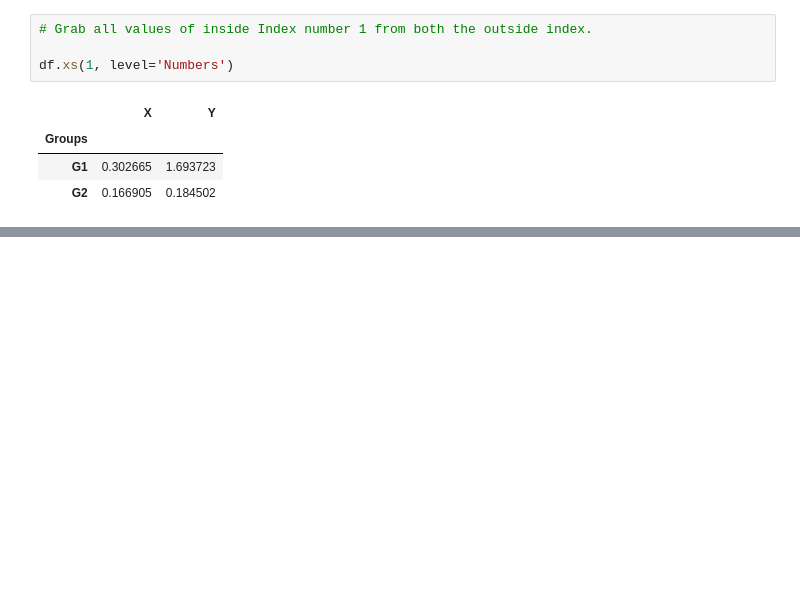
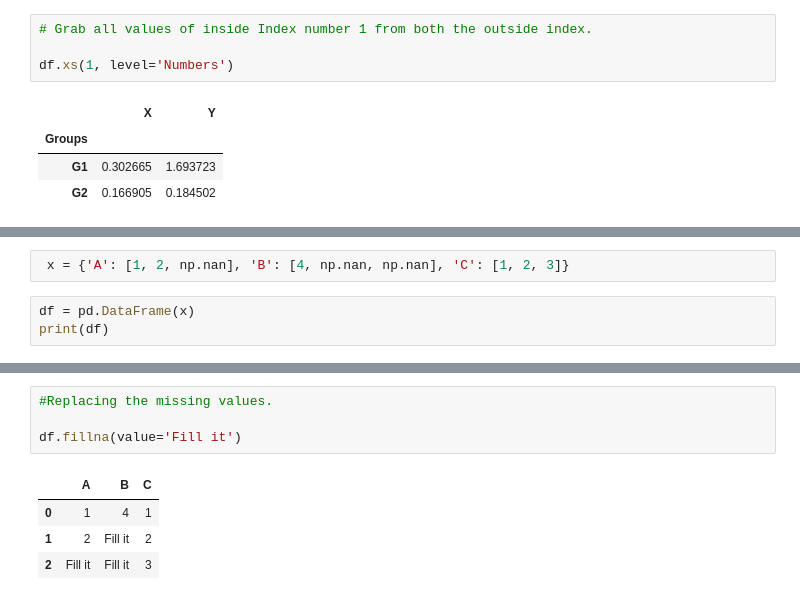
Before and after one commit to subhajitmajumder/python_program, a Jupyter notebook: me_Pandas.ipynb, the cells around one changed output, grey strips where cells are left out. Saved outputs shown, nothing was run; the diff lists cells and outputs as text; blank space fills up the shorter version.

```diff
--- a/me_Pandas.ipynb
+++ b/me_Pandas.ipynb
@@ -609,0 +615,5 @@ df.xs(1, level='Numbers')
+# %%
+ x = {'A': [1, 2, np.nan], 'B': [4, np.nan, np.nan], 'C': [1, 2, 3]}
+# %%
+df = pd.DataFrame(x)
+print(df)
@@ -609,0 +645,9 @@ df.xs(1, level='Numbers')
+# %%
+#Replacing the missing values.
+
+df.fillna(value='Fill it')
+# %% [output]
+|  | A | B | C |
+| 0 | 1 | 4 | 1 |
+| 1 | 2 | Fill it | 2 |
+| 2 | Fill it | Fill it | 3 |
```
Also changed, not shown: parts of 21 cells of this notebook.
